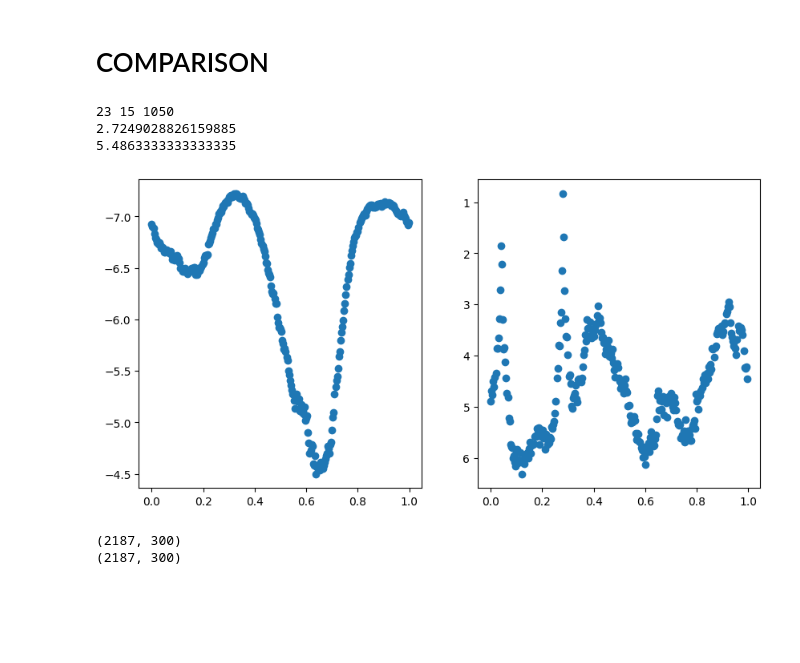
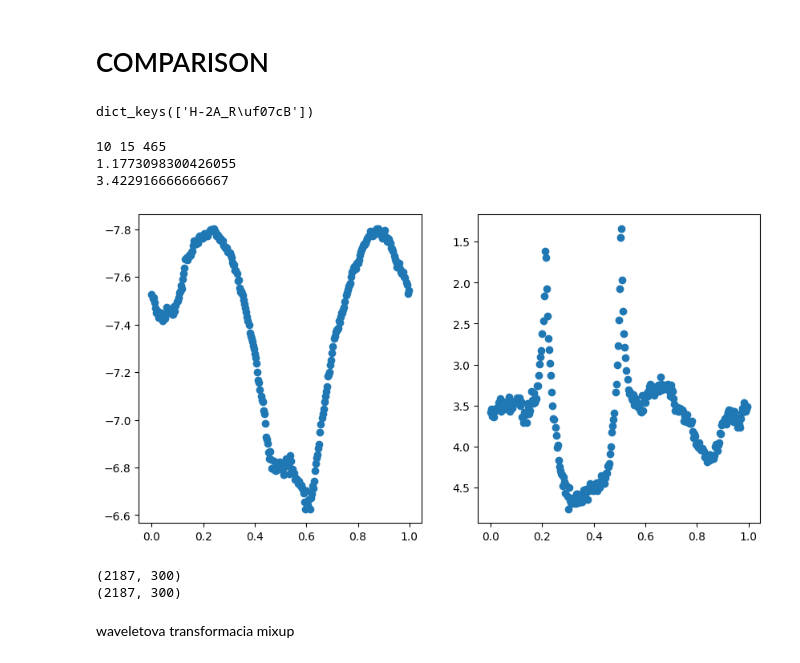
Before and after one commit to kyselica12/classification_of_light_curves, a Jupyter notebook: src/notebooks/data_phase_angle.ipynb, the cells around one changed output. Drawn from its saved outputs; the diff is of its cells as text; code cells hidden in the pictures; blank space fills up the shorter version.

```diff
--- a/src/notebooks/data_phase_angle.ipynb
+++ b/src/notebooks/data_phase_angle.ipynb
@@ -26,18 +26,18 @@ FILTER_CFG.gap_size = 10
 FILTER_CFG.rms_ratio = .0
 FILTER_CFG.non_zero_ratio = 0.8
 # %%
-def load_csv_file(name, regex=r'.*'):
+def load_csv_file(name, path=REAL_DATA_PATH, regex=r'.*'):
     data = {}
-    for filename in glob.iglob(f"{REAL_DATA_PATH}/*{name}*.csv"):
+    for filename in glob.iglob(f"{path}/*{name}*.csv"):
         name = os.path.split(filename)[1][:-(len(".csv"))]
         if re.search(regex, name):
             df = pd.read_csv(filename)
             data[name] = df
     return data
 
-def load_npy_file(name, regex=r'.*'):
+def load_npy_file(name, path=SYNTHETIC_DATA_PATH,regex=r'.*'):
     data = {}
-    for filename in glob.iglob(f"{SYNTHETIC_DATA_PATH}/*{name}*.npy"):
+    for filename in glob.iglob(f"{path}/*{name}*.npy"):
         name = os.path.split(filename)[1][:-(len(".npy"))]
         if re.search(regex, name):
             df = np.load(filename)
@@ -82,8 +82,8 @@ def get_stats(data):
 
     return stats
 
-def filter_data(data,filter_cfg):
-    to_filter = data.iloc[:, 3:].to_numpy()
+def filter_data(data,filter_cfg, start_index=3):
+    to_filter = data.iloc[:, start_index:].to_numpy()
     ok = get_filter_continuous(to_filter, n_bins=filter_cfg.n_bins, gap=filter_cfg.n_gaps, continous_gap=filter_cfg.gap_size)
     ok = np.logical_and(ok, get_filter_ratio(to_filter, ratio=filter_cfg.non_zero_ratio))
     if filter_cfg.rms_ratio != 0:
@@ -205,32 +205,35 @@ SYNTHETIC_DATA_PATH = "c:/Users/Kyselica/Desktop/kyselica/classification_of_ligh
 
 d = load_npy_file("h2a")["h2a"]
 d2 = load_csv_file("h-2a", regex=r'H-2A.*B$')
+d2.keys()
+# %% [output]
+dict_keys(['H-2A_R\uf07cB'])
 # %%
 dd = filter_data(d2[list(d2.keys())[0]], FILTER_CFG)
 # %%
-PHS = 70
+PHS = 30
 
 x = synthetic_by_angles(d, PHS,30)
 z = real_by_angle(dd, phs_from=PHS-1.5, phs_to=PHS+1.5)
 
 print(max(x) - min(x))
 print(max(z[z!=0]) - min(z[z!=0]))
 
 fig, axs = plt.subplots(1,2)
 fig.set_figheight(5)
 fig.set_figwidth(10)
 axs[0].invert_yaxis()
-# axs[0].axis(ymin=5, ymax=-10)
+# axs[0].axis(ymin=-4, ymax=-10)
 axs[0].scatter(np.arange(300)/300, x)
 
 axs[1].scatter(np.arange(300)[z!=0] / 300, z[z!=0])
 axs[1].invert_yaxis()
-# axs[1].axis(ymin=6, ymax=2)
+# axs[1].axis(ymin=6, ymax=-4)
 # %% [output]
-23 15 1050
-2.7249028826159885
-5.4863333333333335
+10 15 465
+1.1773098300426055
+3.422916666666667
-[figure, old version]
+[figure, new version]
 # %%
 output_path = "c:/Users/Kyselica/Desktop/kyselica/classification_of_light_curves/resources/real_mmt2"
 
@@ -238,3 +241,6 @@ save_npy("h-2a", regex=r'H-2A_R.B$', output_path=output_path)
 # %% [output]
 (2187, 300)
 (2187, 300)
+# %% [markdown]
+waveletova transformacia
+mixup
```
Also changed, not shown: parts of 3 cells of this notebook, 26 other files.
